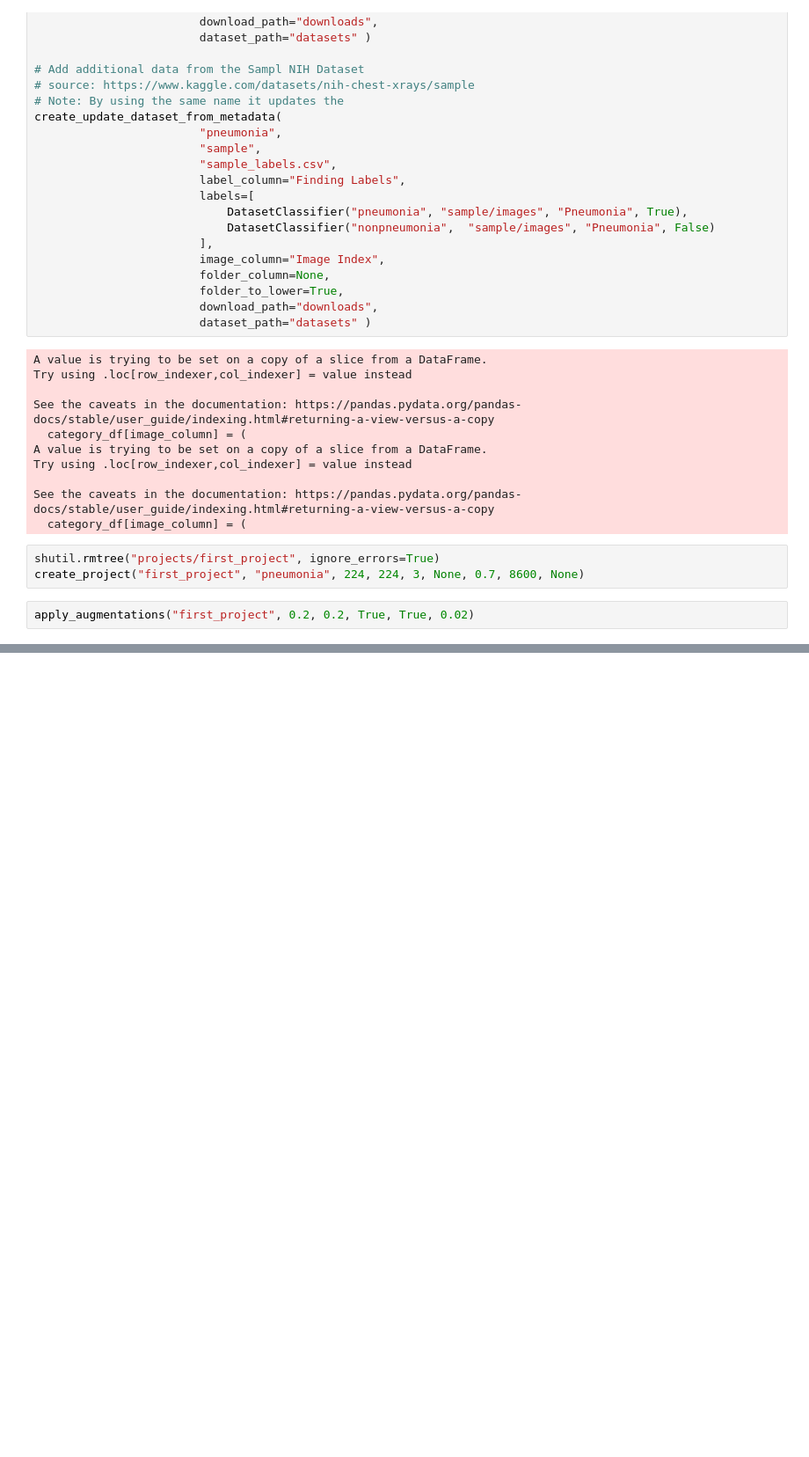
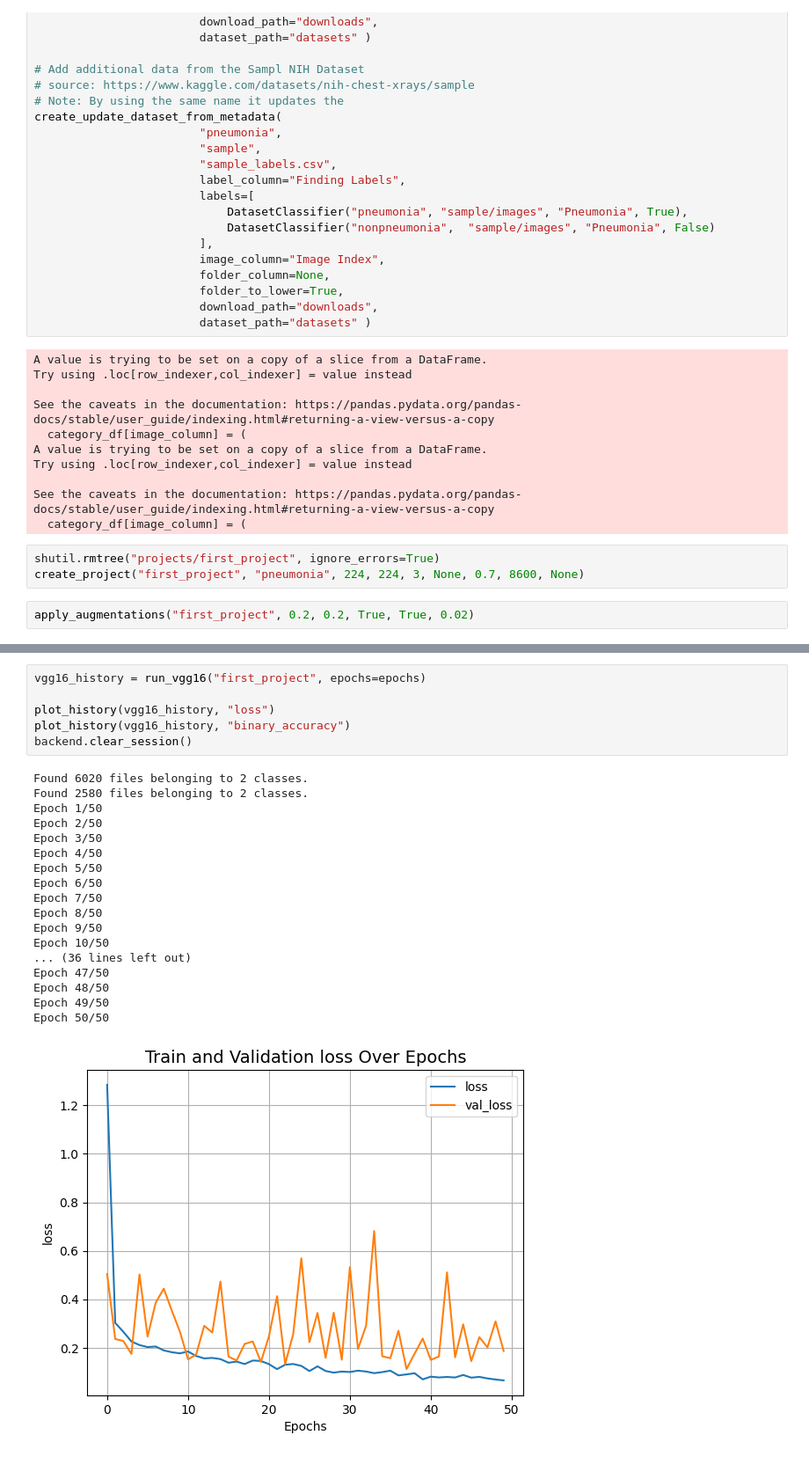
Before and after one commit to ClaytonSnyder/Pneumonia-DNN, a Jupyter notebook: expirements.ipynb, the cells around one changed output, grey strips where cells are left out. Shown at 88% size. Cells and saved outputs as stored; diff of their text form; blank space fills up the shorter version.

```diff
--- a/expirements.ipynb
+++ b/expirements.ipynb
@@ -153,0 +157,25 @@ Epoch 25/25
+# %%
+vgg16_history = run_vgg16("first_project", epochs=epochs)
+
+plot_history(vgg16_history, "loss")
+plot_history(vgg16_history, "binary_accuracy")
+backend.clear_session()
+# %% [output]
+Found 6020 files belonging to 2 classes.
+Found 2580 files belonging to 2 classes.
+Epoch 1/50
+Epoch 2/50
+Epoch 3/50
+Epoch 4/50
+Epoch 5/50
+Epoch 6/50
+Epoch 7/50
+Epoch 8/50
+Epoch 9/50
+Epoch 10/50
+... (36 lines left out)
+Epoch 47/50
+Epoch 48/50
+Epoch 49/50
+Epoch 50/50
+[figure, added]
```
Also changed, not shown: parts of 4 cells of this notebook, 2 other files.
